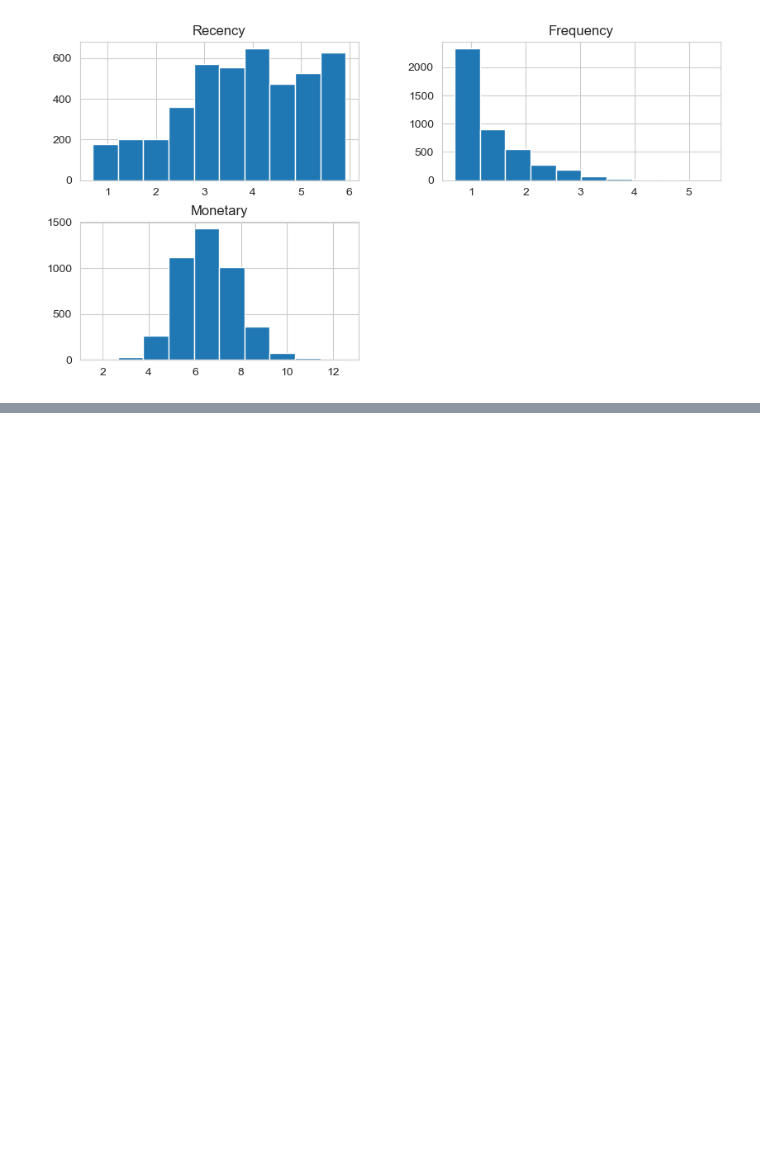
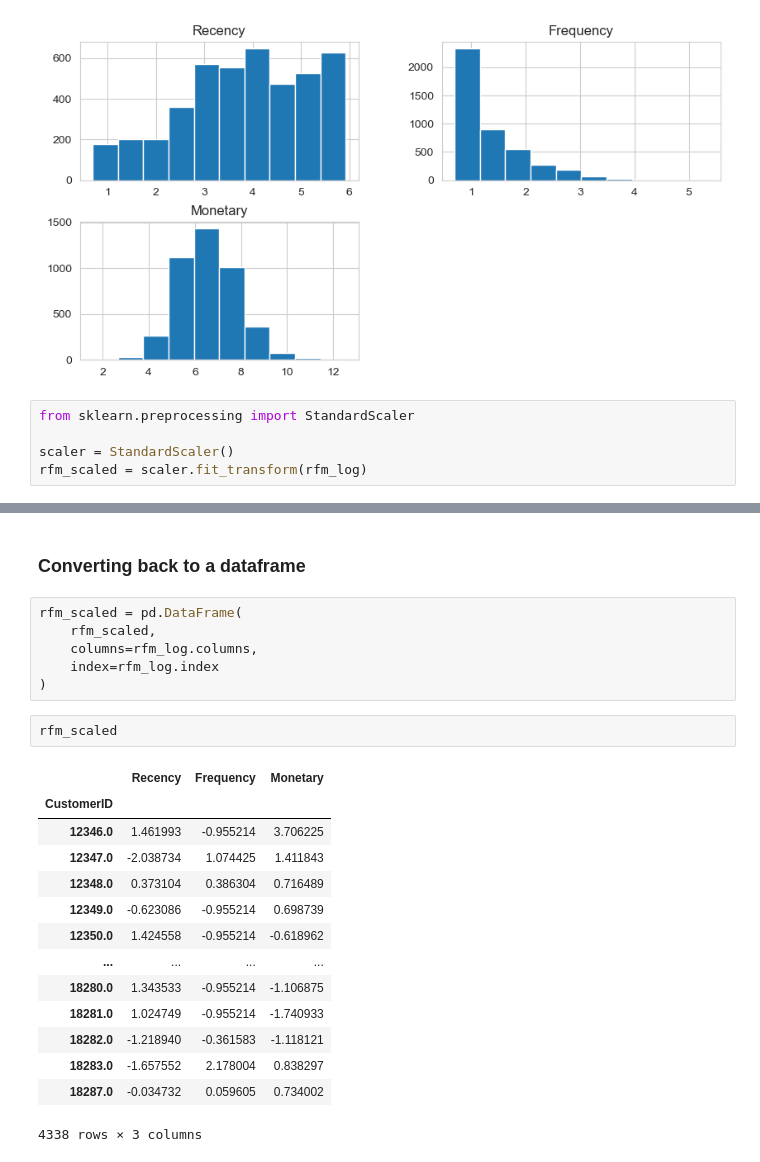
Before and after one commit to growithanand/customer-behavior-segmentation, a Jupyter notebook: notebooks/customer_segmentation.ipynb, the cells around one changed output, grey strips where cells are left out. Drawn from its saved outputs; the diff is of its cells as text; blank space fills up the shorter version.

Commit message:
Applied feature scaling using StandardScaler

```diff
--- a/notebooks/customer_segmentation.ipynb
+++ b/notebooks/customer_segmentation.ipynb
@@ -175,3 +175,8 @@ array([[<Axes: title={'center': 'Recency'}>,
         <Axes: title={'center': 'Frequency'}>],
        [<Axes: title={'center': 'Monetary'}>, <Axes: >]], dtype=object)
 [figure]
+# %%
+from sklearn.preprocessing import StandardScaler
+
+scaler = StandardScaler()
+rfm_scaled = scaler.fit_transform(rfm_log)
@@ -177,0 +193,25 @@ array([[<Axes: title={'center': 'Recency'}>,
+# %% [markdown]
+### Converting back to a dataframe
+# %%
+rfm_scaled = pd.DataFrame(
+    rfm_scaled,
+    columns=rfm_log.columns,
+    index=rfm_log.index
+)
+# %%
+rfm_scaled
+# %% [output]
+|  | Recency | Frequency | Monetary |
+| CustomerID |  |  |  |
+| 12346.0 | 1.461993 | -0.955214 | 3.706225 |
+| 12347.0 | -2.038734 | 1.074425 | 1.411843 |
+| 12348.0 | 0.373104 | 0.386304 | 0.716489 |
+| 12349.0 | -0.623086 | -0.955214 | 0.698739 |
+| 12350.0 | 1.424558 | -0.955214 | -0.618962 |
+| ... | ... | ... | ... |
+| 18280.0 | 1.343533 | -0.955214 | -1.106875 |
+| 18281.0 | 1.024749 | -0.955214 | -1.740933 |
+| 18282.0 | -1.218940 | -0.361583 | -1.118121 |
+| 18283.0 | -1.657552 | 2.178004 | 0.838297 |
+| 18287.0 | -0.034732 | 0.059605 | 0.734002 |
+4338 rows × 3 columns
```
Also changed, not shown: parts of 1 cell of this notebook.
